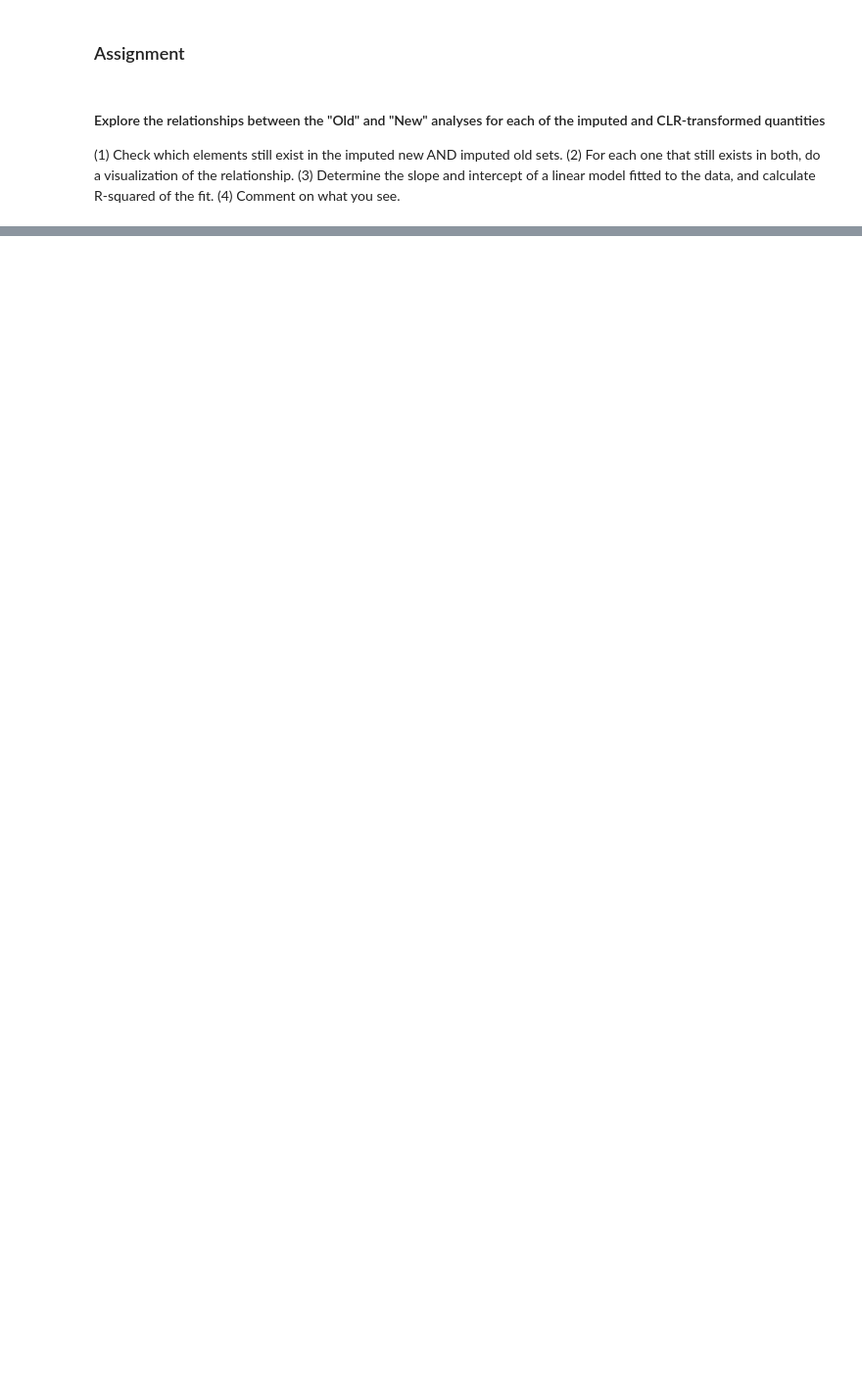
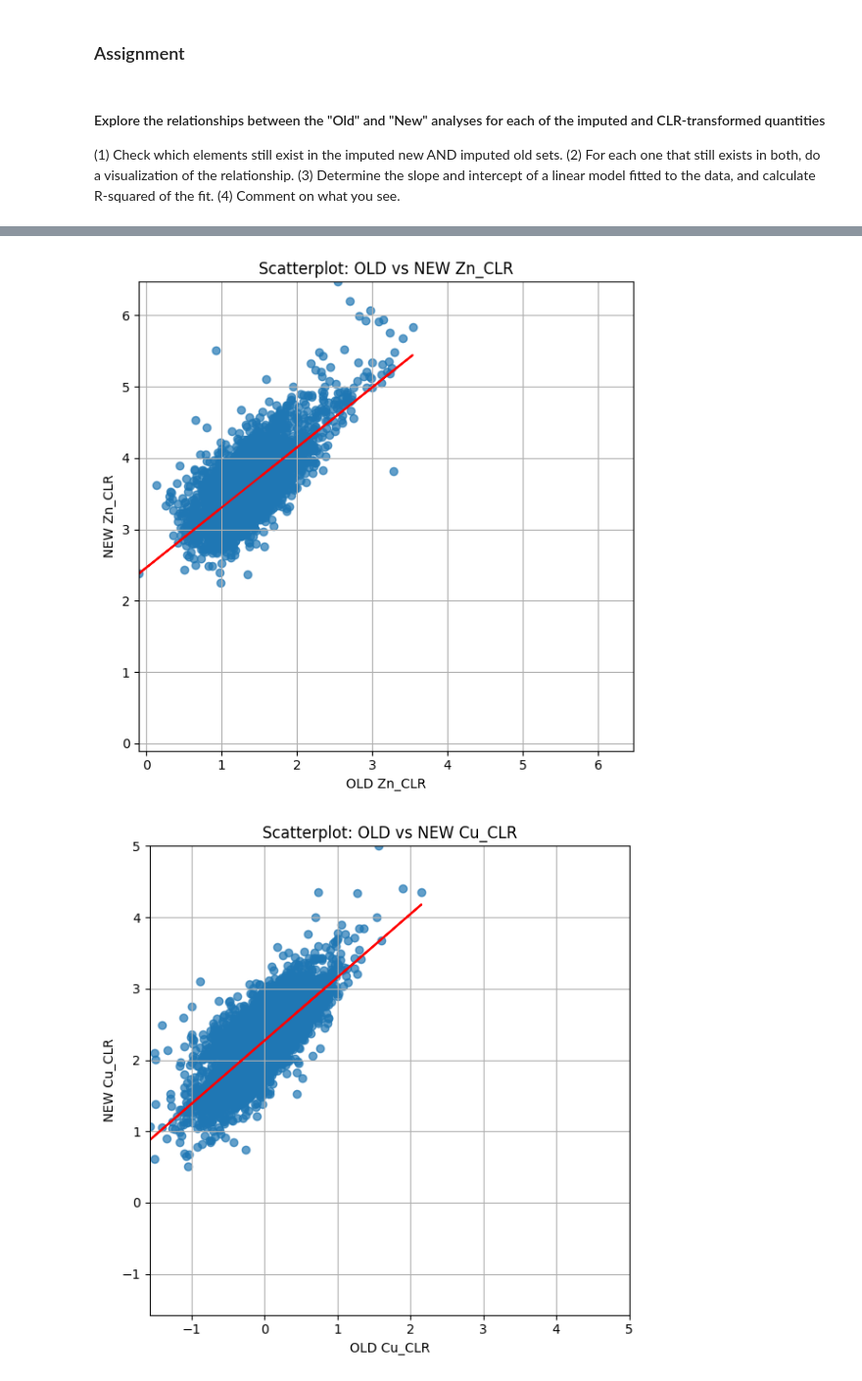
Before and after one commit to kwanda2426/projects, a Jupyter notebook: geospatial/Hw_2/Practical_2_EDA_1077167.ipynb, the cells around one changed output, grey strips where cells are left out. Shown at 98% size. Saved outputs shown, nothing was run; the diff lists cells and outputs as text; code cells hidden in the pictures; blank space fills up the shorter version.

```diff
--- a/geospatial/Hw_2/Practical_2_EDA_1077167.ipynb
+++ b/geospatial/Hw_2/Practical_2_EDA_1077167.ipynb
@@ -279,0 +149,15 @@ plt.scatter(df['Imputed Old U'], df['Imputed New U'])
+# %%
+# elements in both old and new after CLR
+pairs = []
+new_elements = [j.split('_')[1] for j in new_cols]
+elements_to_be_used = []
+print('These are the overlapping elements')
+for i in old_cols:
+  old_element = i.split('_')[1]
+  if old_element in new_elements:
+    pair = ['OLD_'+old_element+'_CLR','NEW_'+old_element+'_CLR']
+    elements_to_be_used.append('OLD_'+old_element+'_CLR')
+    elements_to_be_used.append('NEW_'+old_element+'_CLR')
+    print(old_element)
+    pairs.append(pair)
+print('There are {} pairs of elements'.format(len(pairs)))
@@ -279,0 +179,5 @@ plt.scatter(df['Imputed Old U'], df['Imputed New U'])
+# %%
+# cols to plot and final df
+all_cols = elements_to_be_used
+df_final = df_1[all_cols]
+df_final.head()
@@ -279,0 +193,38 @@ plt.scatter(df['Imputed Old U'], df['Imputed New U'])
+# %%
+import pandas as pd
+import matplotlib.pyplot as plt
+import numpy as np
+
+# Step 1: Identify common elements
+old_cols = [col for col in df_final.columns if col.startswith('OLD_')]
+new_cols = [col for col in df_final.columns if col.startswith('NEW_')]
+
+# Extract element-condition keys
+elements = [col.replace('OLD_', '') for col in old_cols if f'NEW_{col.replace("OLD_", "")}' in new_cols]
+
+# Step 2: Loop through each element and plot
+for elem in elements:
+    x = df_final[f'OLD_{elem}']
+    y = df_final[f'NEW_{elem}']
+
+    plt.figure(figsize=(6, 6))
+    plt.scatter(x, y, alpha=0.7, label='Data Points')
+
+    # Regression line without label
+    m, b = np.polyfit(x, y, 1)
+    plt.plot(x, m*x + b, color='red')  # No label here
+
+    # Axis limits and labels
+    min_val = min(x.min(), y.min())
+    max_val = max(x.max(), y.max())
+    plt.xlim(min_val, max_val)
+    plt.ylim(min_val, max_val)
+    plt.xlabel(f'OLD {elem}')
+    plt.ylabel(f'NEW {elem}')
+    plt.title(f'Scatterplot: OLD vs NEW {elem}')
+    plt.grid(True)
+    plt.tight_layout()
+    plt.show()
+# %% [output]
+[figure, added]
+[figure, added]
```
Also changed, not shown: parts of 43 cells of this notebook.
